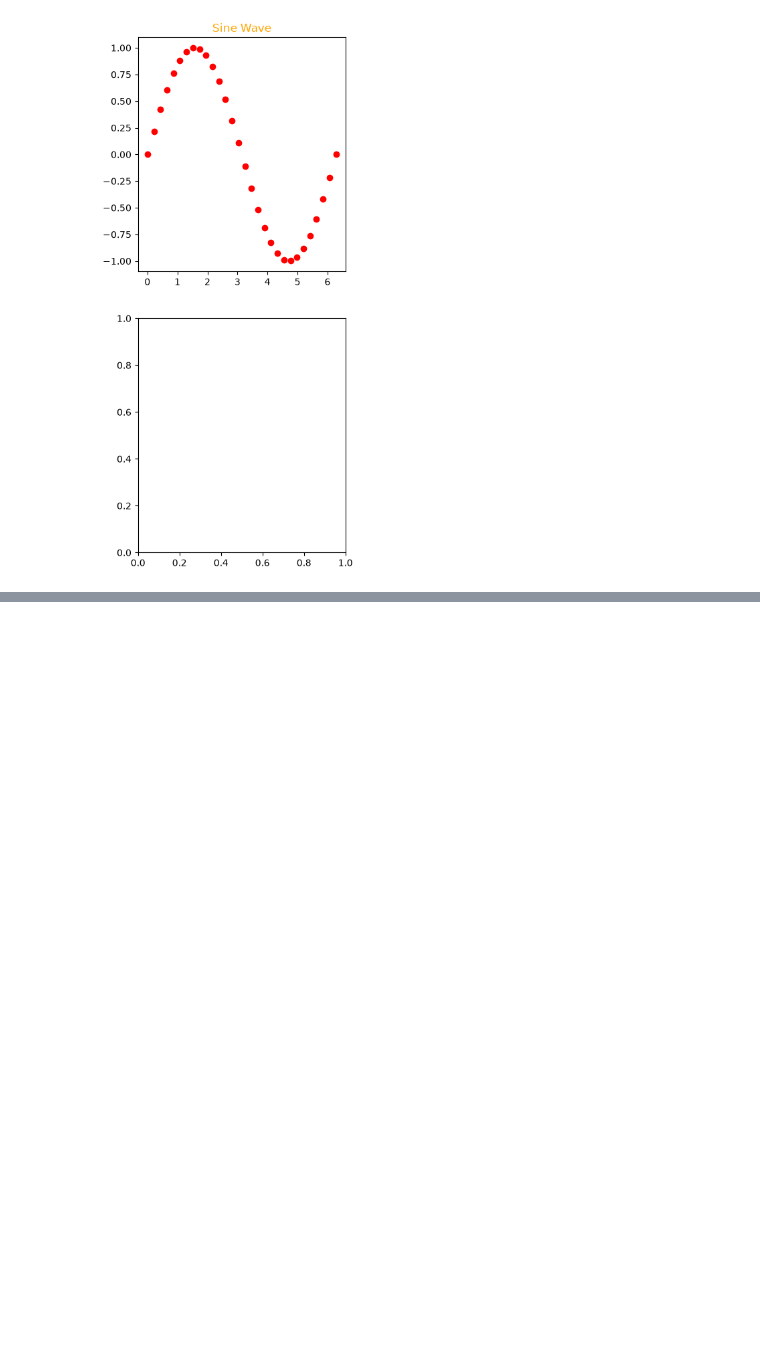
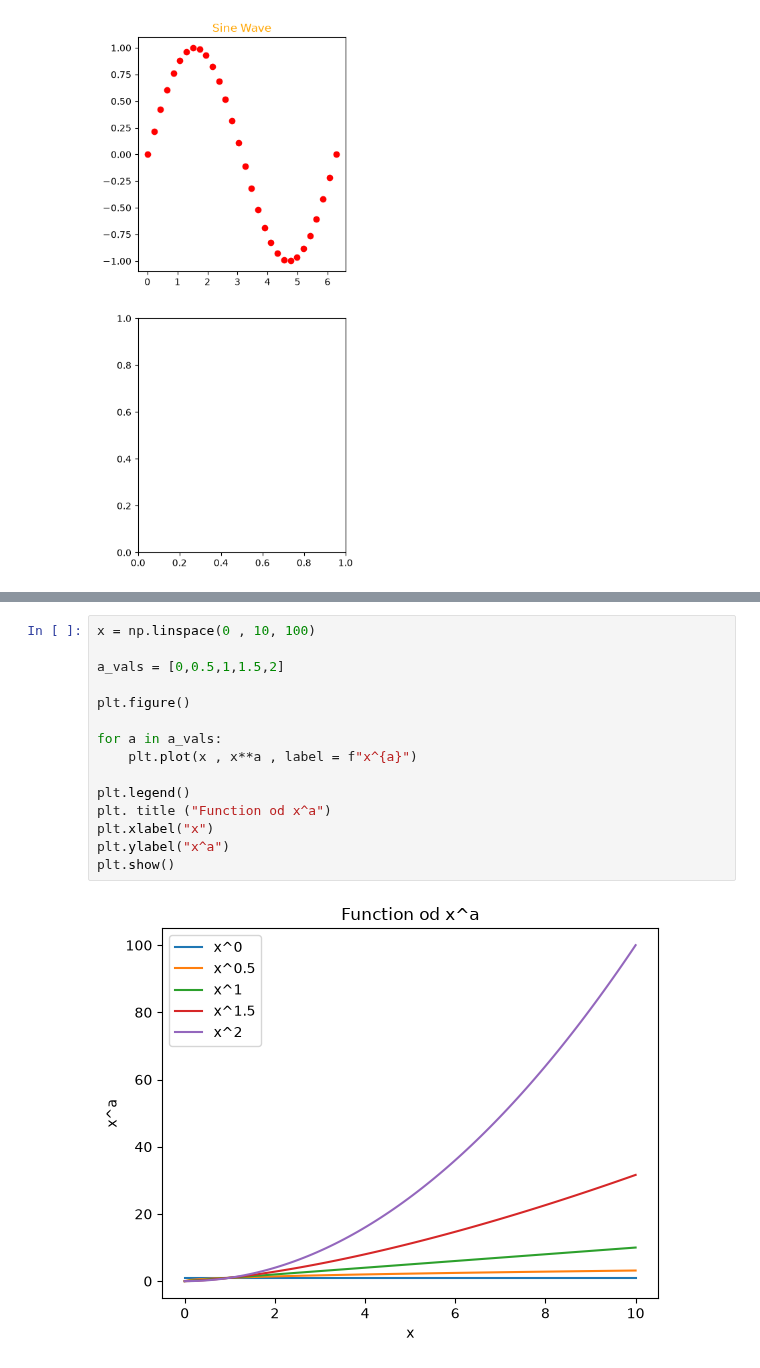
Before and after one commit to tove-rgb/Tove, a Jupyter notebook: Lecture_Notes/matplotlib_demo.ipynb, the cells around one changed output, grey strips where cells are left out. Cells and saved outputs as stored; diff of their text form; blank space fills up the shorter version.

```diff
--- a/Lecture_Notes/matplotlib_demo.ipynb
+++ b/Lecture_Notes/matplotlib_demo.ipynb
@@ -72,0 +105,17 @@ Text(0.5, 1.0, 'Sine Wave')
+# %%
+x = np.linspace(0 , 10, 100)
+
+a_vals = [0,0.5,1,1.5,2]
+
+plt.figure()
+
+for a in a_vals:
+    plt.plot(x , x**a , label = f"x^{a}")
+
+plt.legend()
+plt. title ("Function od x^a")
+plt.xlabel("x")
+plt.ylabel("x^a")
+plt.show()
+# %% [output]
+[figure, added]
```
Also changed, not shown: parts of 5 cells of this notebook, 9 other files.
